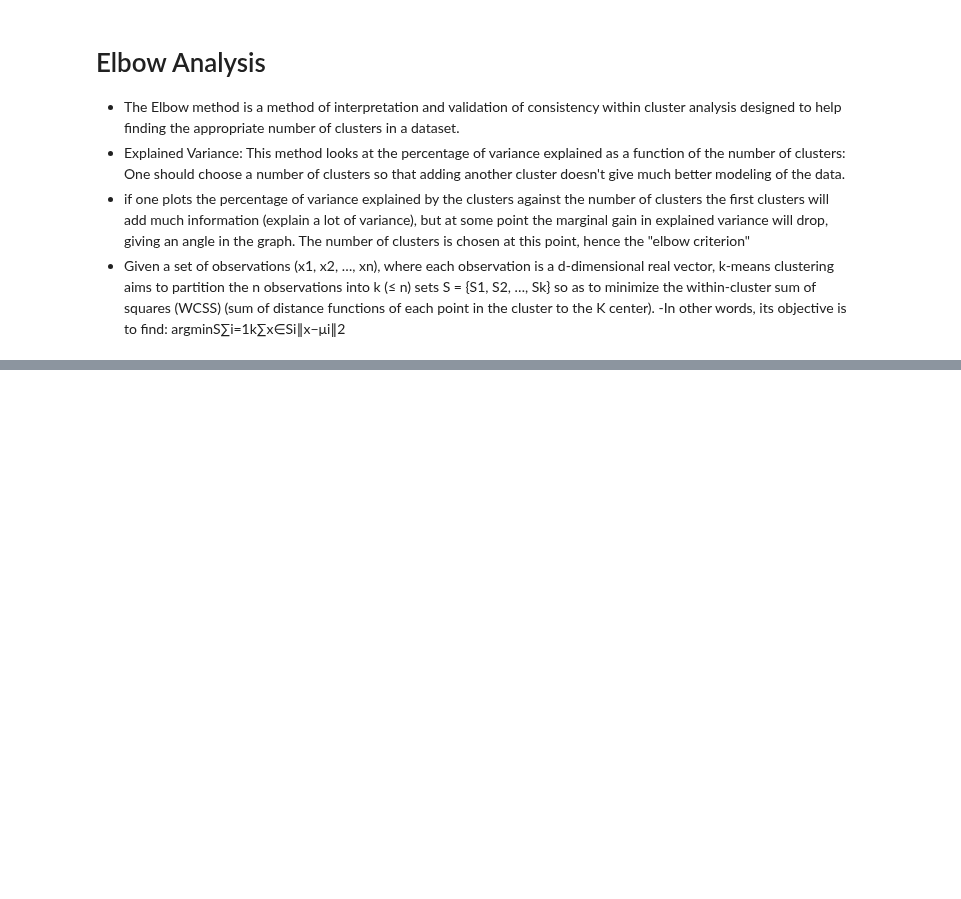
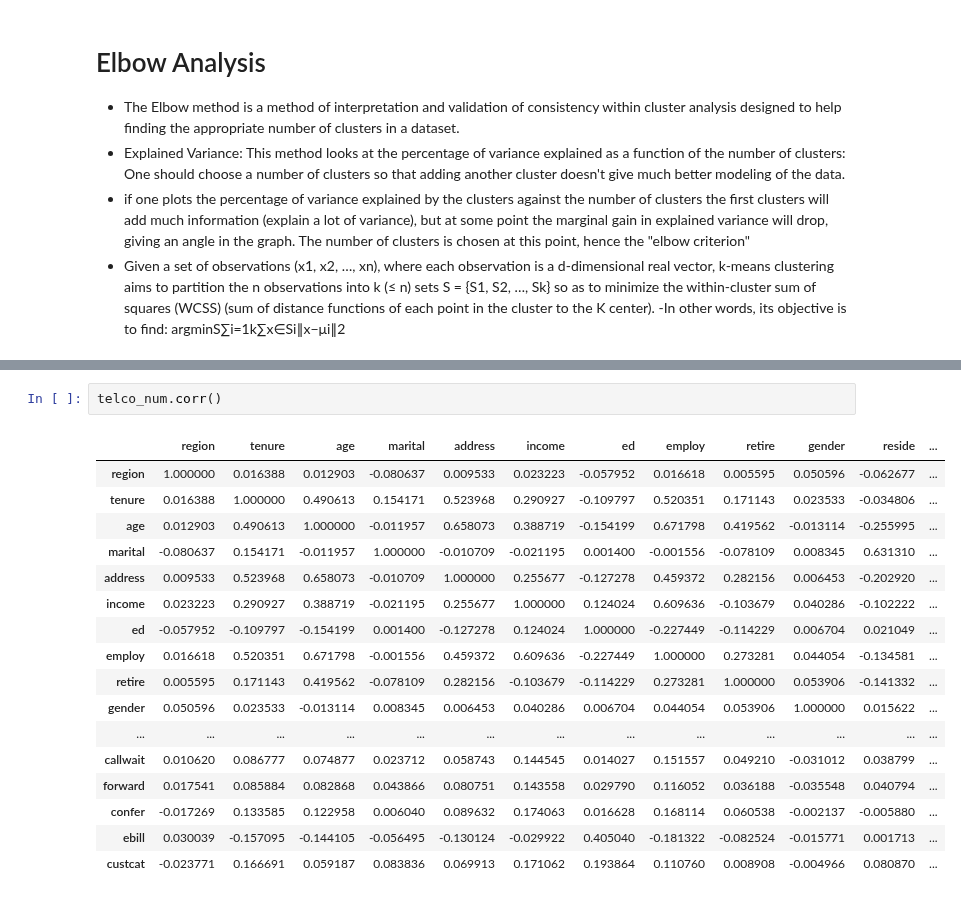
Before and after one commit to mkmritunjay/machineLearning, a Jupyter notebook: KMeans.ipynb, the cells around one changed output, grey strips where cells are left out. Drawn from its saved outputs; the diff is of its cells as text; blank space fills up the shorter version.

```diff
--- a/KMeans.ipynb
+++ b/KMeans.ipynb
@@ -124,0 +267,20 @@ It ranges from -1 (worst) to 1 (best). A **global score** is calculated by takin
+# %%
+telco_num.corr()
+# %% [output]
+|  | region | tenure | age | marital | address | income | ed | employ | retire | gender | reside | ... |
+| region | 1.000000 | 0.016388 | 0.012903 | -0.080637 | 0.009533 | 0.023223 | -0.057952 | 0.016618 | 0.005595 | 0.050596 | -0.062677 | ... |
+| tenure | 0.016388 | 1.000000 | 0.490613 | 0.154171 | 0.523968 | 0.290927 | -0.109797 | 0.520351 | 0.171143 | 0.023533 | -0.034806 | ... |
+| age | 0.012903 | 0.490613 | 1.000000 | -0.011957 | 0.658073 | 0.388719 | -0.154199 | 0.671798 | 0.419562 | -0.013114 | -0.255995 | ... |
+| marital | -0.080637 | 0.154171 | -0.011957 | 1.000000 | -0.010709 | -0.021195 | 0.001400 | -0.001556 | -0.078109 | 0.008345 | 0.631310 | ... |
+| address | 0.009533 | 0.523968 | 0.658073 | -0.010709 | 1.000000 | 0.255677 | -0.127278 | 0.459372 | 0.282156 | 0.006453 | -0.202920 | ... |
+| income | 0.023223 | 0.290927 | 0.388719 | -0.021195 | 0.255677 | 1.000000 | 0.124024 | 0.609636 | -0.103679 | 0.040286 | -0.102222 | ... |
+| ed | -0.057952 | -0.109797 | -0.154199 | 0.001400 | -0.127278 | 0.124024 | 1.000000 | -0.227449 | -0.114229 | 0.006704 | 0.021049 | ... |
+| employ | 0.016618 | 0.520351 | 0.671798 | -0.001556 | 0.459372 | 0.609636 | -0.227449 | 1.000000 | 0.273281 | 0.044054 | -0.134581 | ... |
+| retire | 0.005595 | 0.171143 | 0.419562 | -0.078109 | 0.282156 | -0.103679 | -0.114229 | 0.273281 | 1.000000 | 0.053906 | -0.141332 | ... |
+| gender | 0.050596 | 0.023533 | -0.013114 | 0.008345 | 0.006453 | 0.040286 | 0.006704 | 0.044054 | 0.053906 | 1.000000 | 0.015622 | ... |
+| ... | ... | ... | ... | ... | ... | ... | ... | ... | ... | ... | ... | ... |
+| callwait | 0.010620 | 0.086777 | 0.074877 | 0.023712 | 0.058743 | 0.144545 | 0.014027 | 0.151557 | 0.049210 | -0.031012 | 0.038799 | ... |
+| forward | 0.017541 | 0.085884 | 0.082868 | 0.043866 | 0.080751 | 0.143558 | 0.029790 | 0.116052 | 0.036188 | -0.035548 | 0.040794 | ... |
+| confer | -0.017269 | 0.133585 | 0.122958 | 0.006040 | 0.089632 | 0.174063 | 0.016628 | 0.168114 | 0.060538 | -0.002137 | -0.005880 | ... |
+| ebill | 0.030039 | -0.157095 | -0.144105 | -0.056495 | -0.130124 | -0.029922 | 0.405040 | -0.181322 | -0.082524 | -0.015771 | 0.001713 | ... |
+| custcat | -0.023771 | 0.166691 | 0.059187 | 0.083836 | 0.069913 | 0.171062 | 0.193864 | 0.110760 | 0.008908 | -0.004966 | 0.080870 | ... |
```
Also changed, not shown: parts of 17 cells of this notebook.
